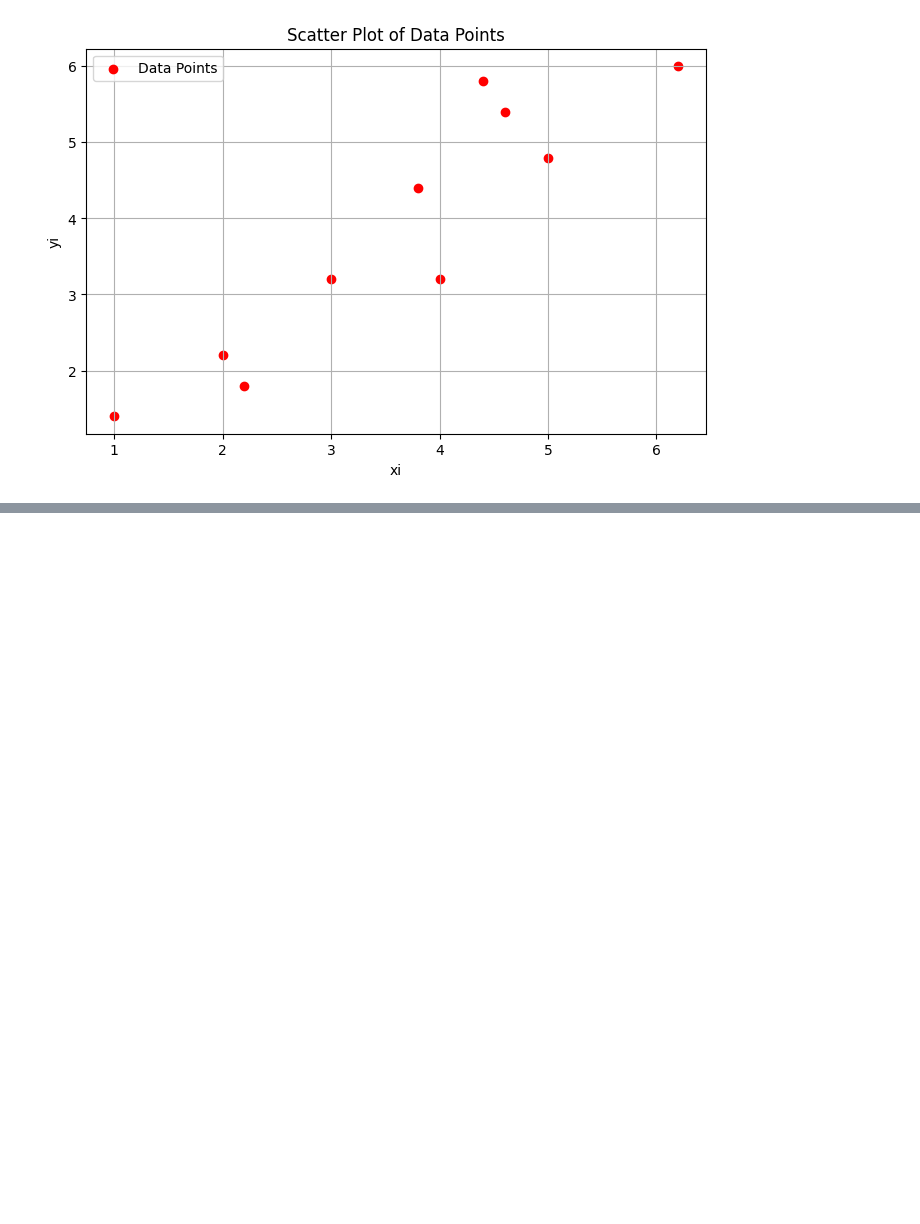
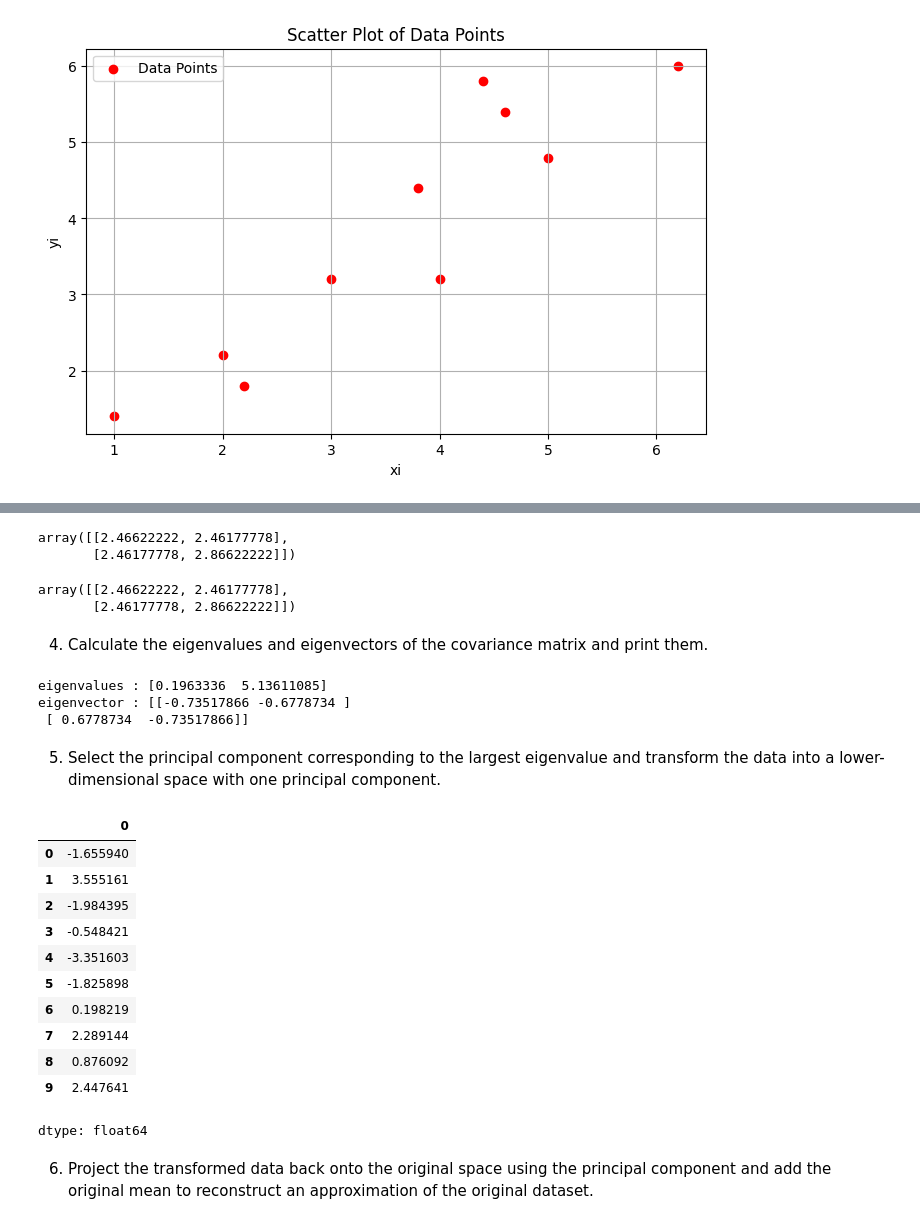
Before and after one commit to kamilakhtar015/Machine-Learning---Concepts-GSU-, a Jupyter notebook: PCA_Implementation_ML.ipynb, the cells around one changed output, grey strips where cells are left out. Saved outputs shown, nothing was run; the diff lists cells and outputs as text; code cells hidden in the pictures; blank space fills up the shorter version.

```diff
--- a/PCA_Implementation_ML.ipynb
+++ b/PCA_Implementation_ML.ipynb
@@ -37,0 +83,57 @@ plt.show()
+# %%
+cov_data = np.cov(data, rowvar=False)
+
+cov_data
+# %% [output]
+array([[2.46622222, 2.46177778],
+       [2.46177778, 2.86622222]])
+# %%
+#  Or alterna method
+tranpose = data.T
+res = np.dot(tranpose, data)
+cov = res / (data.shape[0] - 1)
+cov
+# %% [output]
+array([[2.46622222, 2.46177778],
+       [2.46177778, 2.86622222]])
+# %% [markdown]
+4. Calculate the eigenvalues and eigenvectors of the covariance matrix and print them.
+# %%
+eigenvalues, eigenvectors = np.linalg.eig(cov_data)
+
+print(f"eigenvalues : {eigenvalues}")
+print(f"eigenvector : {eigenvectors}")
+# %% [output]
+eigenvalues : [0.1963336  5.13611085]
+eigenvector : [[-0.73517866 -0.6778734 ]
+ [ 0.6778734  -0.73517866]]
+# %% [markdown]
+5. Select the principal component corresponding to the largest eigenvalue and transform the
+data into a lower-dimensional space with one principal component.
+# %%
+# Identify the index of the largest eigenvalue
+largest_eigenvalue_index = np.argmax(eigenvalues)
+
+# Get the eigenvector corresponding to the largest eigenvalue
+principal_component = eigenvectors[:, largest_eigenvalue_index]
+
+# Project the standardized data onto the principal component
+transformed_data = data.dot(principal_component)
+
+transformed_data
+# %% [output]
+|  | 0 |
+| 0 | -1.655940 |
+| 1 | 3.555161 |
+| 2 | -1.984395 |
+| 3 | -0.548421 |
+| 4 | -3.351603 |
+| 5 | -1.825898 |
+| 6 | 0.198219 |
+| 7 | 2.289144 |
+| 8 | 0.876092 |
+| 9 | 2.447641 |
+dtype: float64
+# %% [markdown]
+6. Project the transformed data back onto the original space using the principal component and
+add the original mean to reconstruct an approximation of the original dataset.
```
Also changed, not shown: parts of 6 cells of this notebook.
